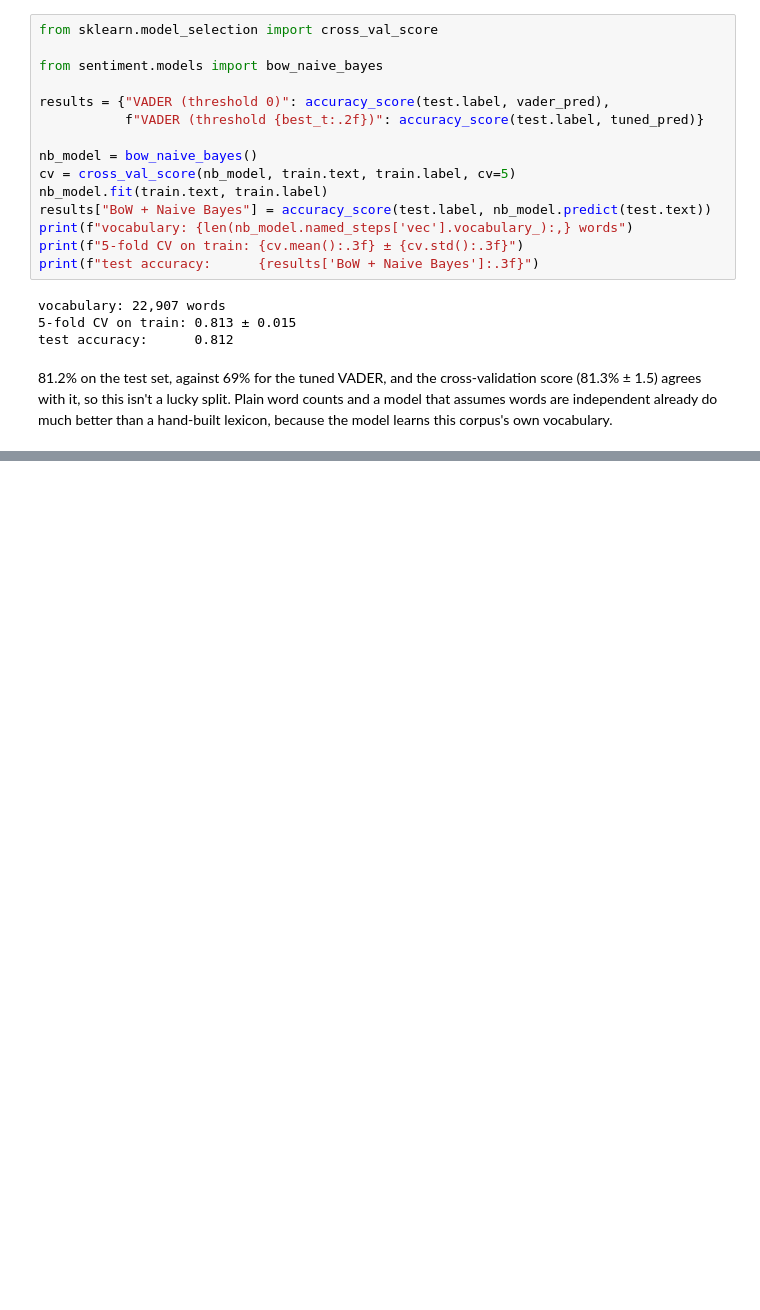
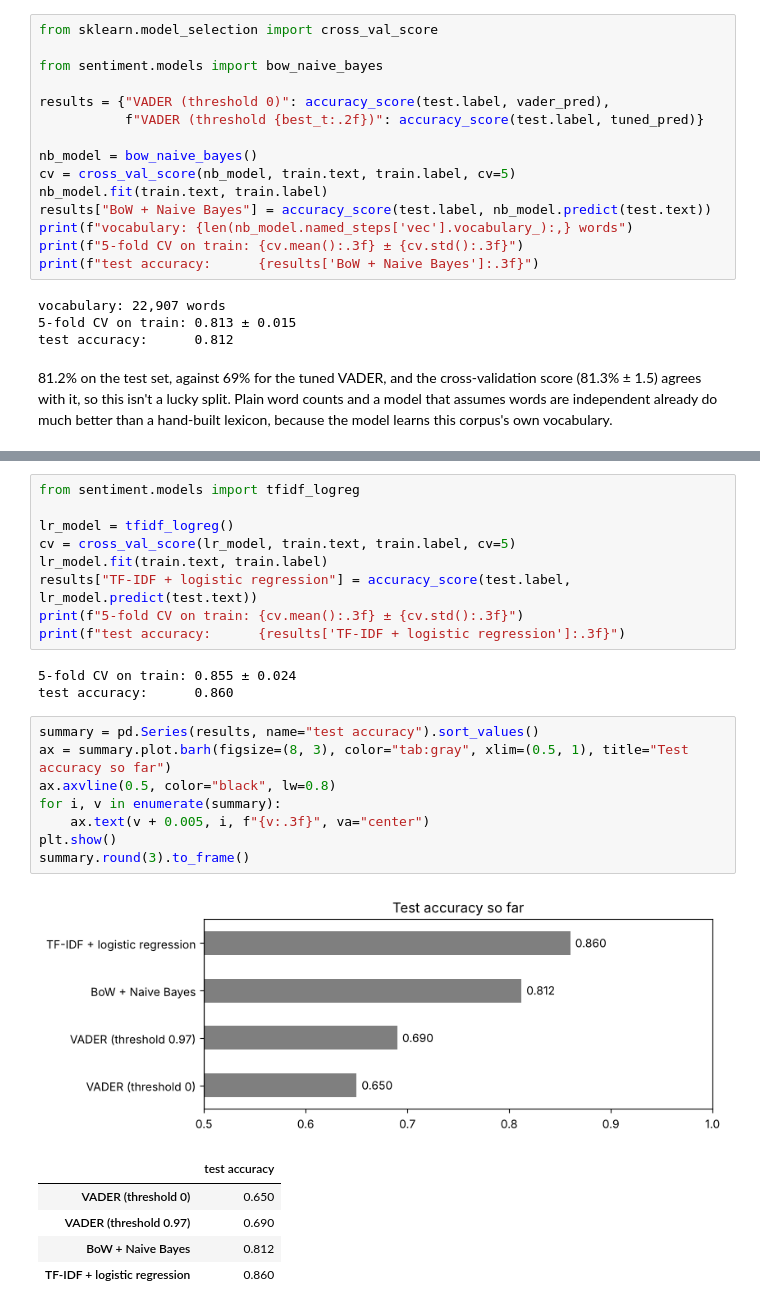
Before and after one commit to adityarajsingh1/sentiment-analysis, a Jupyter notebook: sentiment_analysis.ipynb, the cells around one changed output, grey strips where cells are left out. Drawn from its saved outputs; the diff is of its cells as text; blank space fills up the shorter version.

Commit message:
Add TF-IDF logistic regression and compare the models so far

```diff
--- a/sentiment_analysis.ipynb
+++ b/sentiment_analysis.ipynb
@@ -400,0 +407,27 @@ much better than a hand-built lexicon, because the model learns this corpus's ow
+# %%
+from sentiment.models import tfidf_logreg
+
+lr_model = tfidf_logreg()
+cv = cross_val_score(lr_model, train.text, train.label, cv=5)
+lr_model.fit(train.text, train.label)
+results["TF-IDF + logistic regression"] = accuracy_score(test.label, lr_model.predict(test.text))
+print(f"5-fold CV on train: {cv.mean():.3f} ± {cv.std():.3f}")
+print(f"test accuracy:      {results['TF-IDF + logistic regression']:.3f}")
+# %% [output]
+5-fold CV on train: 0.855 ± 0.024
+test accuracy:      0.860
+# %%
+summary = pd.Series(results, name="test accuracy").sort_values()
+ax = summary.plot.barh(figsize=(8, 3), color="tab:gray", xlim=(0.5, 1), title="Test accuracy so far")
+ax.axvline(0.5, color="black", lw=0.8)
+for i, v in enumerate(summary):
+    ax.text(v + 0.005, i, f"{v:.3f}", va="center")
+plt.show()
+summary.round(3).to_frame()
+# %% [output]
+[figure, added]
+|  | test accuracy |
+| VADER (threshold 0) | 0.650 |
+| VADER (threshold 0.97) | 0.690 |
+| BoW + Naive Bayes | 0.812 |
+| TF-IDF + logistic regression | 0.860 |
```
Also changed, not shown: parts of 2 cells of this notebook, 1 other file.
